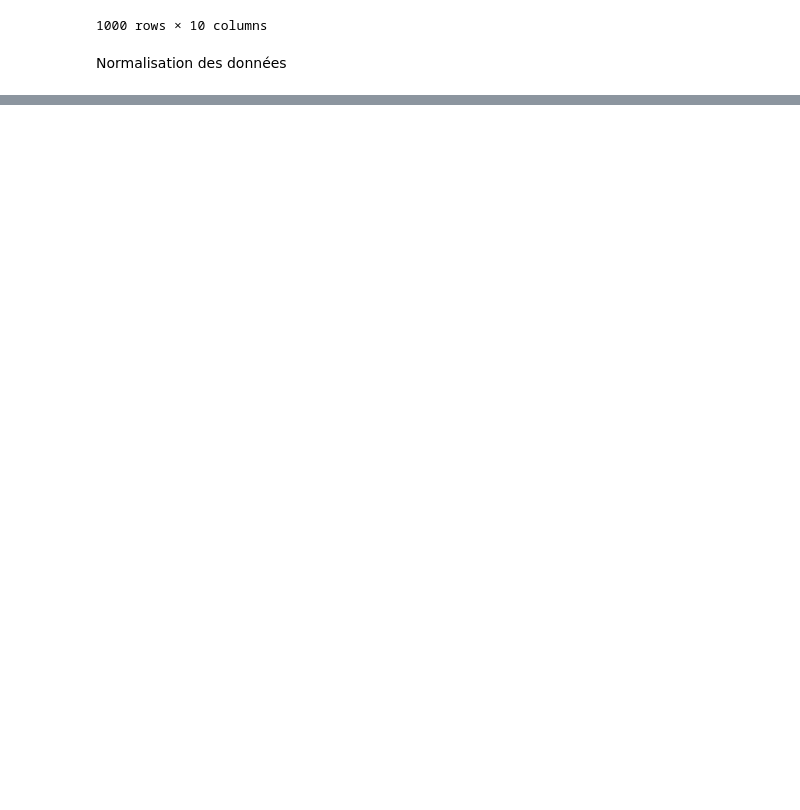
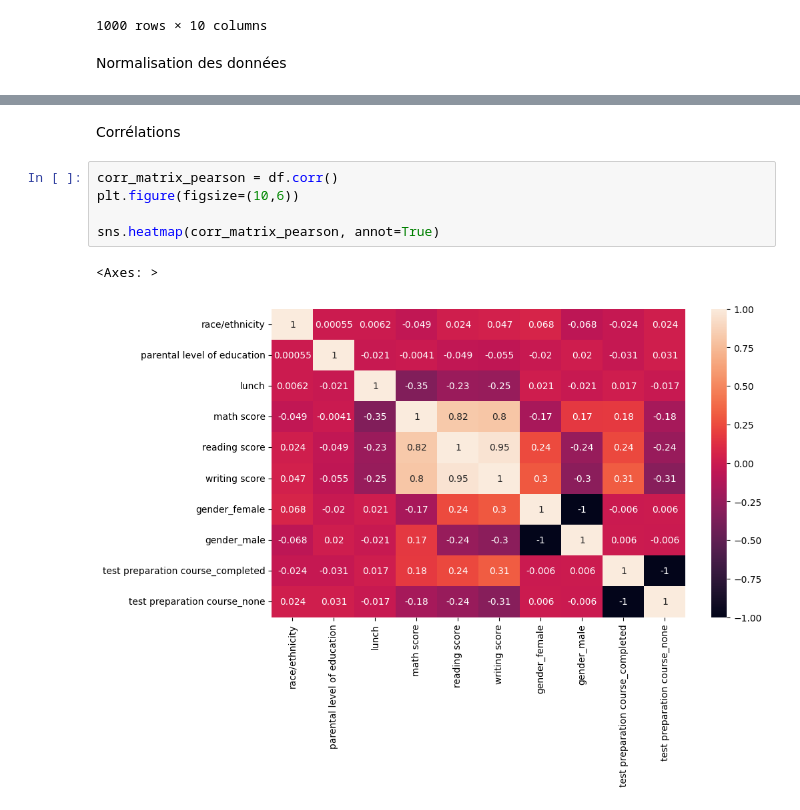
Before and after one commit to 2675781-creator/UA3ProjetPerformanceAcademiqueEtudiants, a Jupyter notebook: projet_UA3.ipynb, the cells around one changed output, grey strips where cells are left out. Cells and saved outputs as stored; diff of their text form; blank space fills up the shorter version.

Commit message:
corrélation

```diff
--- a/projet_UA3.ipynb
+++ b/projet_UA3.ipynb
@@ -237,0 +257,10 @@ scaler.transform(df)
+# %% [markdown]
+Corrélations
+# %%
+corr_matrix_pearson = df.corr()
+plt.figure(figsize=(10,6))
+
+sns.heatmap(corr_matrix_pearson, annot=True)
+# %% [output]
+<Axes: >
+[figure, added]
```
Also changed, not shown: parts of 7 cells of this notebook.
